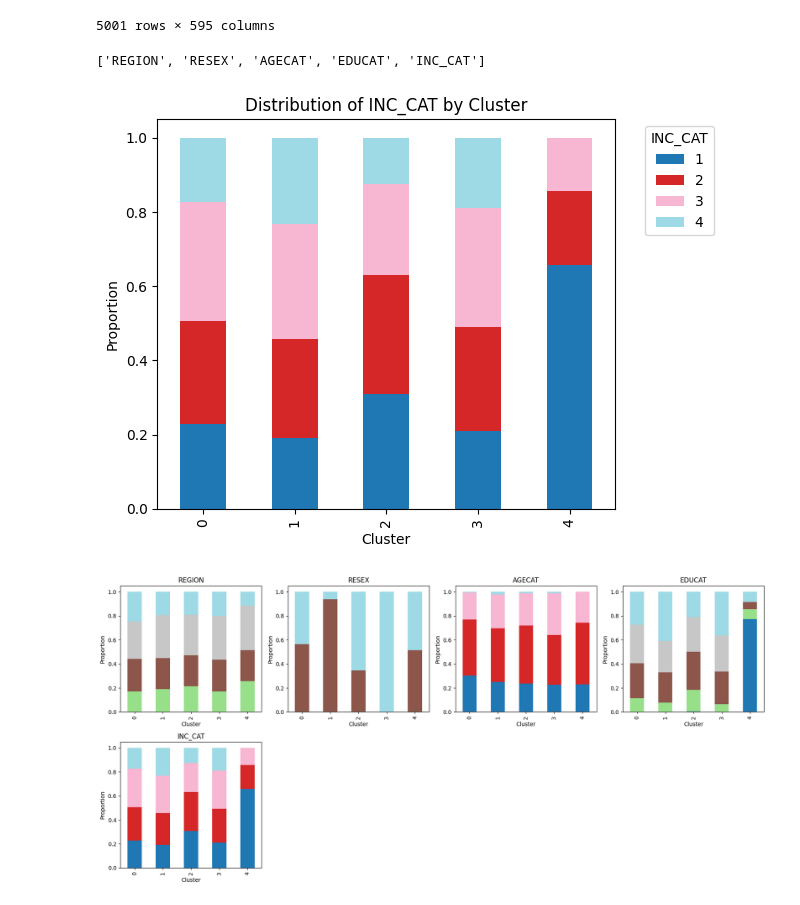
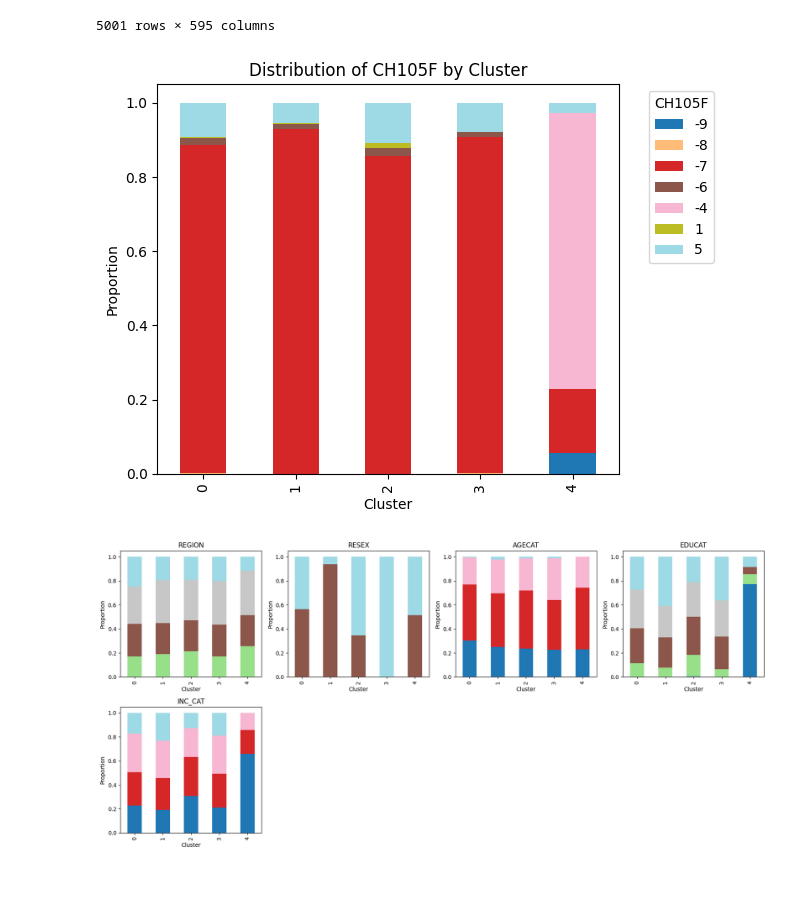
Before and after one commit to samroska/milestone-2-siads-696, a Jupyter notebook: Clustering - DBSCAN.ipynb, the cells around one changed output. Drawn from its saved outputs; the diff is of its cells as text; code cells hidden in the pictures.

```diff
--- a/Clustering - DBSCAN.ipynb
+++ b/Clustering - DBSCAN.ipynb
@@ -237,22 +237,23 @@ analysis_df
 # %%
 demo = demographic()
 demo_cols = [d for d in demo if d in analysis_df.columns]
-demo_cols
+diag = diagnosis()
+diag_cols = [d for d in diag if d in analysis_df.columns]
+child = childhood()
+child_cols = [c for c in child if c in analysis_df.columns]
-# %% [output]
-['REGION', 'RESEX', 'AGECAT', 'EDUCAT', 'INC_CAT']
 # %%
-feature = 'INC_CAT'
+feature = 'CH105F'
 crosstab = pd.crosstab(analysis_df['cluster'], analysis_df[feature], normalize='index')
 
 crosstab.plot(kind='bar', stacked=True, colormap='tab20')
 plt.title(f"Distribution of {feature} by Cluster")
 plt.ylabel("Proportion")
 plt.xlabel("Cluster")
 plt.legend(title=feature, bbox_to_anchor=(1.05, 1), loc='upper left')
 plt.tight_layout()
 plt.show()
 # %% [output]
-[figure, old version]
+[figure, new version]
 # %%
 def cluster_visual(columns,df,cluster_co_nm = 'cluster'):
     n_features = len(columns)
```
Also changed, not shown: parts of 3 cells of this notebook.
